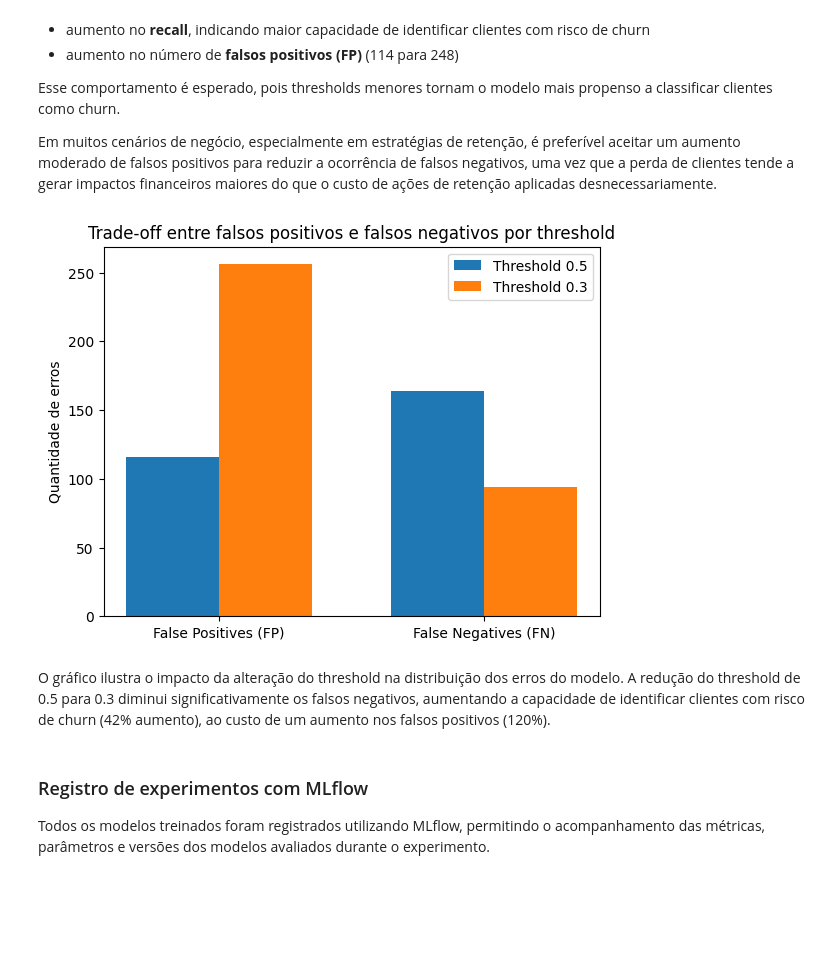
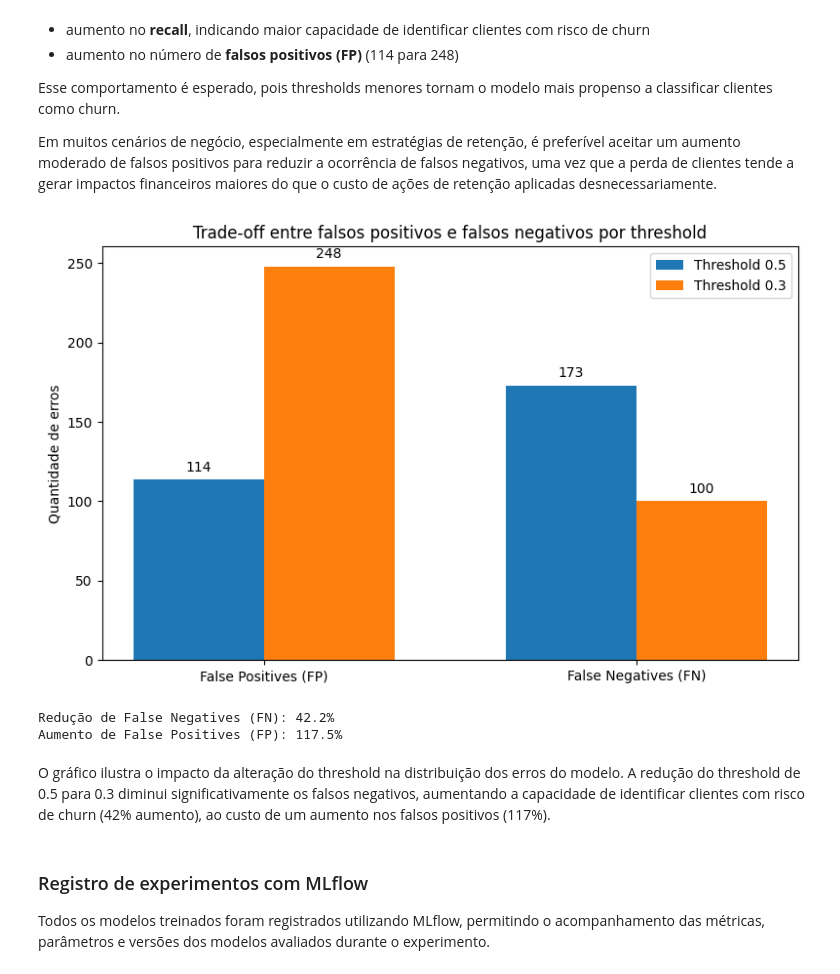
Before and after one commit to JoaoFurlan/tech-challenge-01, a Jupyter notebook: notebooks/02_mlp_modeling.ipynb, the cells around one changed output. Cells and saved outputs as stored; diff of their text form; code cells hidden in the pictures; blank space fills up the shorter version.

Commit message:
finalize: refactor and complete churn modeling pipeline with evaluation, threshold tuning and MLflow tracking

```diff
--- a/notebooks/02_mlp_modeling.ipynb
+++ b/notebooks/02_mlp_modeling.ipynb
@@ -1012,34 +1016,61 @@ a ocorrência de falsos negativos, uma vez que a perda de clientes tende
 a gerar impactos financeiros maiores do que o custo de ações de retenção
 aplicadas desnecessariamente.
 # %%
+# extrair valores das variáveis usadas na matrix de confusão
+tn_05, fp_05, fn_05, tp_05 = cm_05.ravel()
+tn_03, fp_03, fn_03, tp_03 = cm_03.ravel()
+
+# -----------------------------
+# Preparar dados para gráfico
+# -----------------------------
+
 erros = ['False Positives (FP)', 'False Negatives (FN)']
 
-t05 = [116, 164]
-t03 = [256, 94]
+t05 = [fp_05, fn_05]
+t03 = [fp_03, fn_03]
 
 x = np.arange(len(erros))
 width = 0.35
 
-plt.figure()
+plt.figure(figsize=(8,5))
 
-plt.bar(x - width/2, t05, width, label='Threshold 0.5')
-plt.bar(x + width/2, t03, width, label='Threshold 0.3')
+bars1 = plt.bar(x - width/2, t05, width, label='Threshold 0.5')
+bars2 = plt.bar(x + width/2, t03, width, label='Threshold 0.3')
+
+# adicionar valores nas barras
+for bar in bars1:
+    height = bar.get_height()
+    plt.text(bar.get_x() + bar.get_width()/2, height + 5, str(int(height)), ha='center')
+
+for bar in bars2:
+    height = bar.get_height()
+    plt.text(bar.get_x() + bar.get_width()/2, height + 5, str(int(height)), ha='center')
 
 plt.xticks(x, erros)
 plt.ylabel("Quantidade de erros")
 plt.title("Trade-off entre falsos positivos e falsos negativos por threshold")
 
 plt.legend()
+plt.tight_layout()
 
 plt.show()
+
+
+fn_reduction = (fn_05 - fn_03) / fn_05
+fp_increase = (fp_03 - fp_05) / fp_05
+
+print(f"Redução de False Negatives (FN): {fn_reduction:.1%}")
+print(f"Aumento de False Positives (FP): {fp_increase:.1%}")
 # %% [output]
-[figure, old version]
+[figure, new version]
+Redução de False Negatives (FN): 42.2%
+Aumento de False Positives (FP): 117.5%
 # %% [markdown]
 O gráfico ilustra o impacto da alteração do threshold na distribuição
 dos erros do modelo. A redução do threshold de 0.5 para 0.3 diminui
 significativamente os falsos negativos, aumentando a capacidade de
 identificar clientes com risco de churn (42% aumento), ao custo de um aumento nos
-falsos positivos (120%).
+falsos positivos (117%).
 # %% [markdown]
 ### Registro de experimentos com MLflow
 
```
Also changed, not shown: parts of 3 cells of this notebook, 1 other file.
